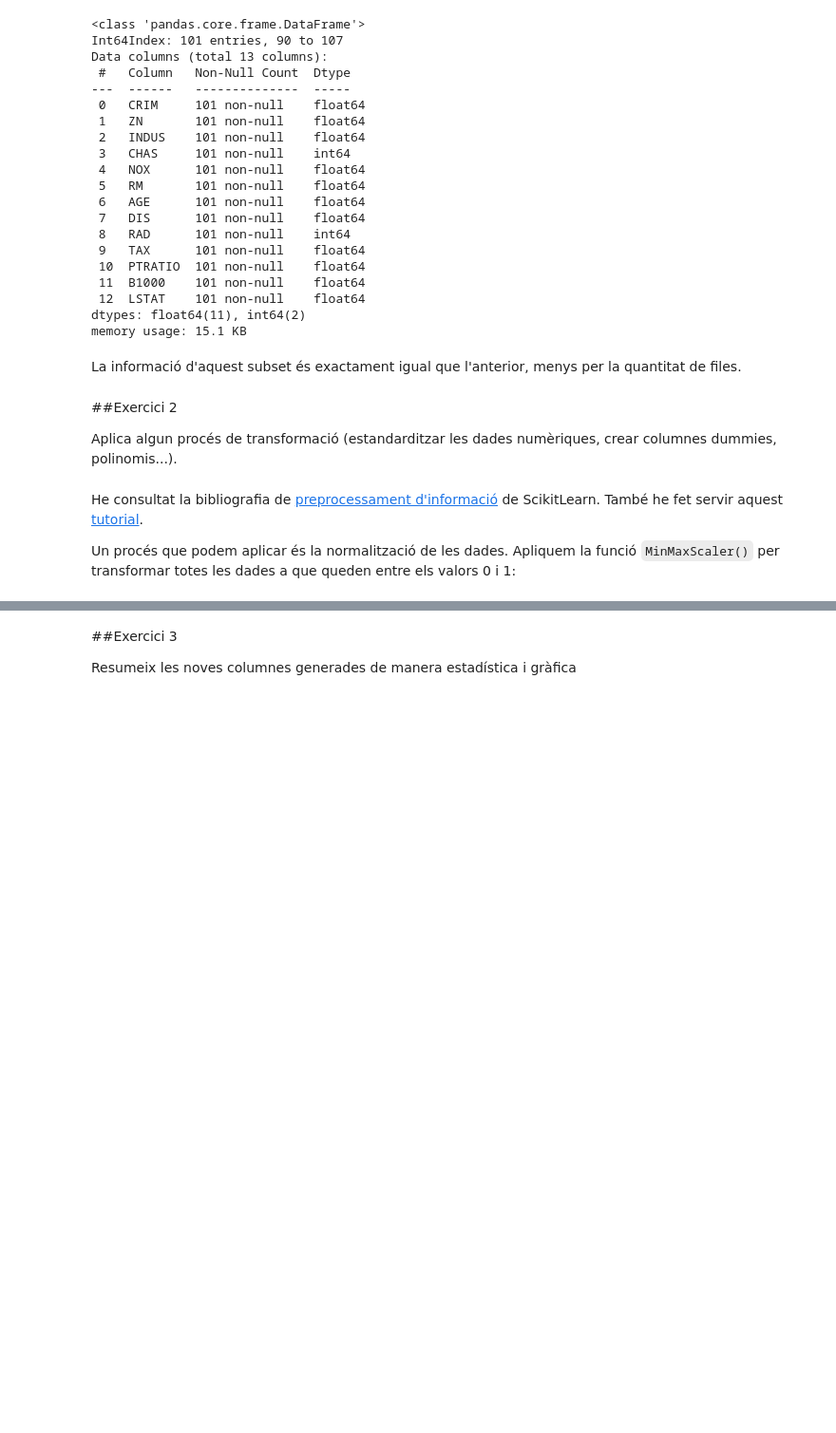
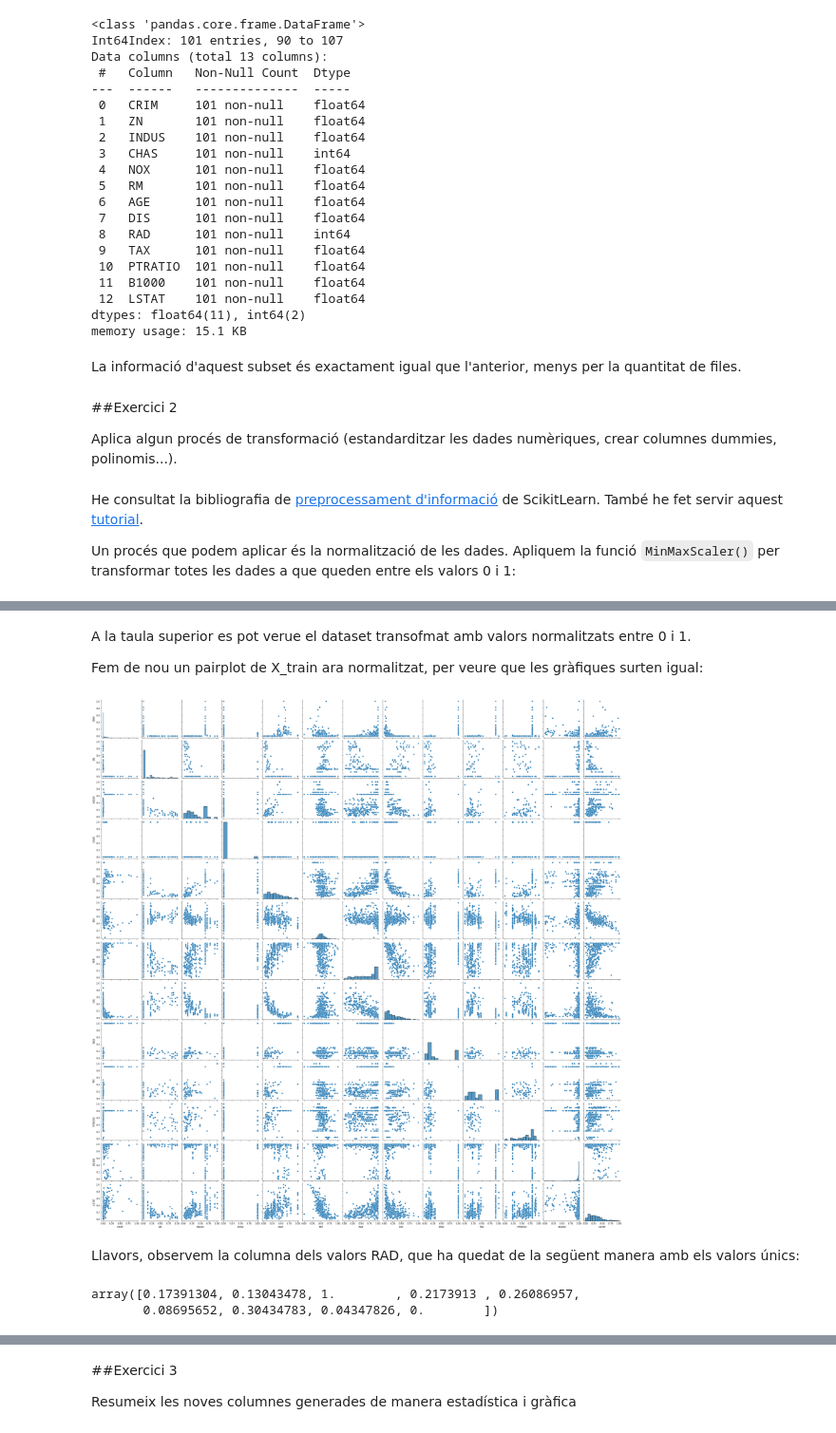
Before and after one commit to davifebdn/SkLearn_Train_Test, a Jupyter notebook: Tasca_M5_T02.ipynb, the cells around one changed output, grey strips where cells are left out. Shown at 95% size. Drawn from its saved outputs; the diff is of its cells as text; code cells hidden in the pictures; blank space fills up the shorter version.

```diff
--- a/Tasca_M5_T02.ipynb
+++ b/Tasca_M5_T02.ipynb
@@ -296,0 +304,16 @@ X_train2.head()
+# %% [markdown]
+A la taula superior es pot verue el dataset transofmat amb valors normalitzats entre 0 i 1.
+
+Fem de nou un pairplot de X_train ara normalitzat, per veure que les gràfiques surten igual:
+# %%
+sns.pairplot(X_train2)
+plt.show()
+# %% [output]
+[figure, added]
+# %% [markdown]
+Llavors, observem la columna dels valors RAD, que ha quedat de la següent manera amb els valors únics:
+# %%
+X_train2.RAD.unique()
+# %% [output]
+array([0.17391304, 0.13043478, 1.        , 0.2173913 , 0.26086957,
+       0.08695652, 0.30434783, 0.04347826, 0.        ])
```
Also changed, not shown: parts of 7 cells of this notebook.
